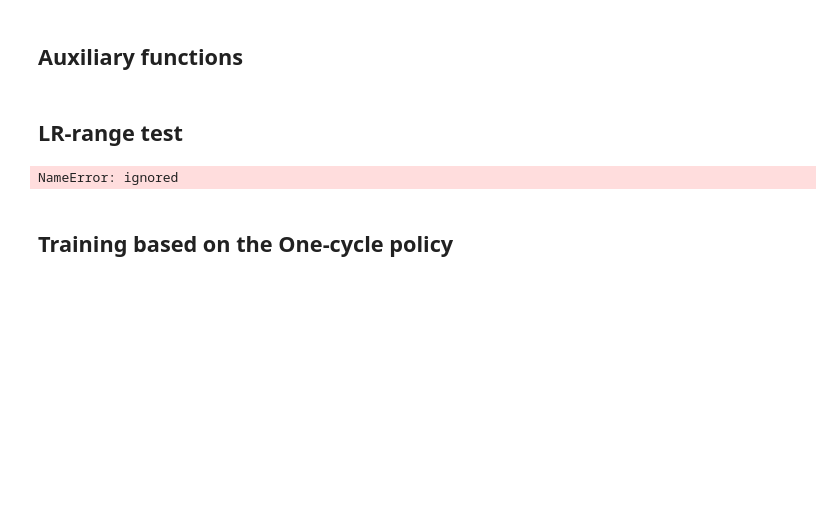
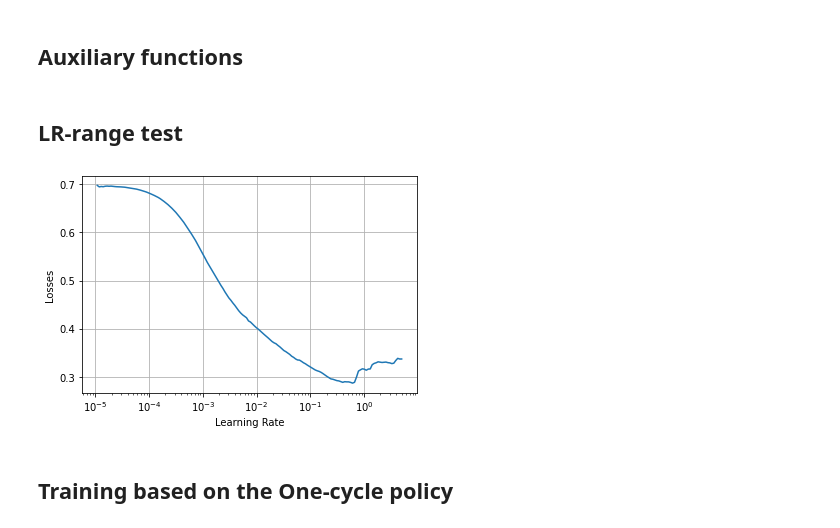
Before and after one commit to lddm/ml-journey, a Jupyter notebook: Planet_Amazon_challenge_Learning_rate_optimization.ipynb, the cells around one changed output. Cells and saved outputs as stored; diff of their text form; code cells hidden in the pictures; blank space fills up the shorter version.

```diff
--- a/Planet_Amazon_challenge_Learning_rate_optimization.ipynb
+++ b/Planet_Amazon_challenge_Learning_rate_optimization.ipynb
@@ -239,16 +241,28 @@ def find_lr(clr, model, dataloader, loss_func, opt, clr_save_path=None):
         if clr_save_path:
           clr.save(clr_save_path)
 # %%
-model = initialize_resnet(len(train_dataset.mlb.classes_), use_pretrained=True)
+model = initialize_resnet(len(dataset.mlb.classes_), use_pretrained=True)
 model = model.to(device)
+
+# Use a subset of training data of size 10000 for the LR-range test
+dataset = KaggleAmazonDataset('train_v2.csv', TRAIN_DIR, '.jpg',
+                                    data_transforms, number_samples=10000)
+
+
+train_loader = DataLoader(dataset,
+                          batch_size=TRAINING_BATCH_SIZE,
+                          shuffle=True,
+                          num_workers=1, # 1 for CUDA
+                          pin_memory=True # CUDA only
+                         )
 
 loss_func = nn.BCEWithLogitsLoss() # loss function
 opt = optim.SGD(model.parameters(), lr=1e-4, momentum=0.95) # optimizer
-clr = CLR(train_loader, max_lr=1) # CLR instance
-clr_pickle_path = 'clr_test.bin'
+clr = CLR(train_loader, max_lr=5) # CLR instance
 
-find_lr(clr, model, train_loader, loss_func, opt, clr_pickle_path)
+find_lr(clr, model, train_loader, loss_func, opt, CLR_PICKLE_PATH)
-# %% [output]
-NameError: ignored
 # %%
+clr = CLR.load(CLR_PICKLE_PATH)
 clr.plot(0, -1)
+# %% [output]
+[figure, added]
```
Also changed, not shown: parts of 22 cells of this notebook.
